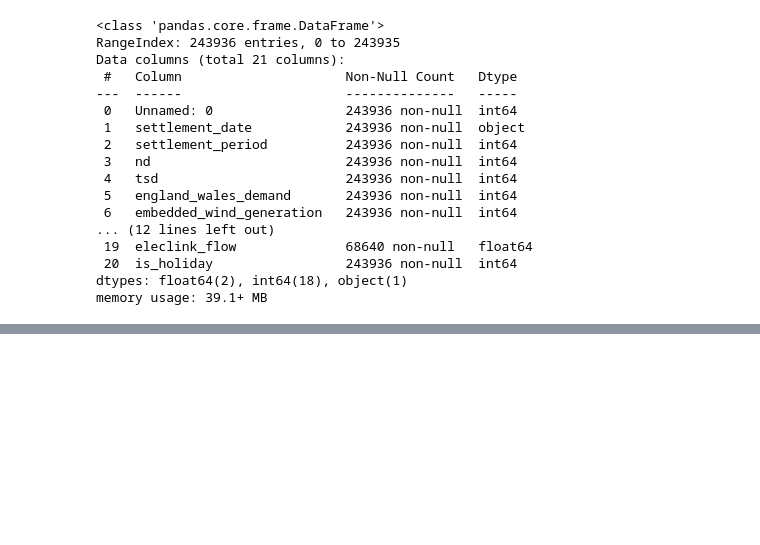
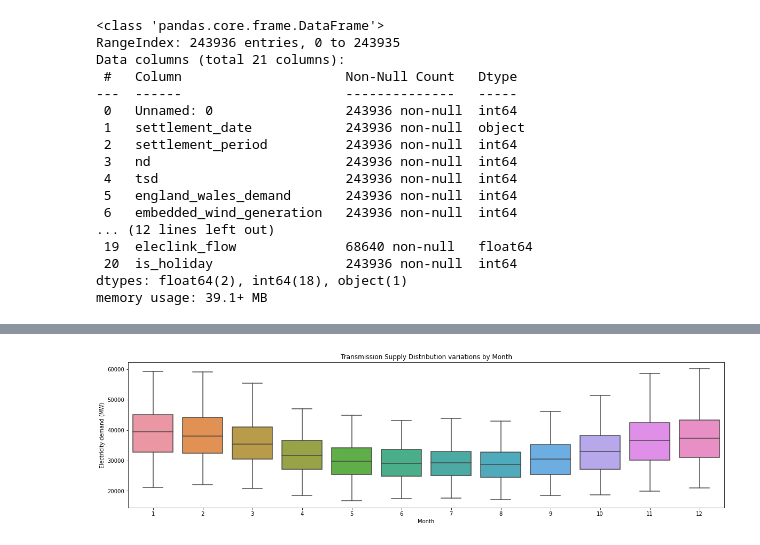
Before and after one commit to ameyak2310/EnergyDemandForecasting_TimeSeriesAnalysis, a Jupyter notebook: EnergyDemandForecast.ipynb, the cells around one changed output, grey strips where cells are left out. Cells and saved outputs as stored; diff of their text form; code cells hidden in the pictures; blank space fills up the shorter version.

```diff
--- a/EnergyDemandForecast.ipynb
+++ b/EnergyDemandForecast.ipynb
@@ -60,0 +225,12 @@ dtype: bool
+# %%
+fig, ax = plt.subplots(figsize=(20, 5))
+sns.boxplot(data=df,
+            x="month",
+            y="tsd",
+            )
+
+ax.set_xlabel("Month")
+ax.set_ylabel("Electricity demand (MW)")
+ax.set_title("Transmission Supply Distribution variations by Month");
+# %% [output]
+[figure, added]
```
Also changed, not shown: parts of 65 cells of this notebook, 2 other files.
